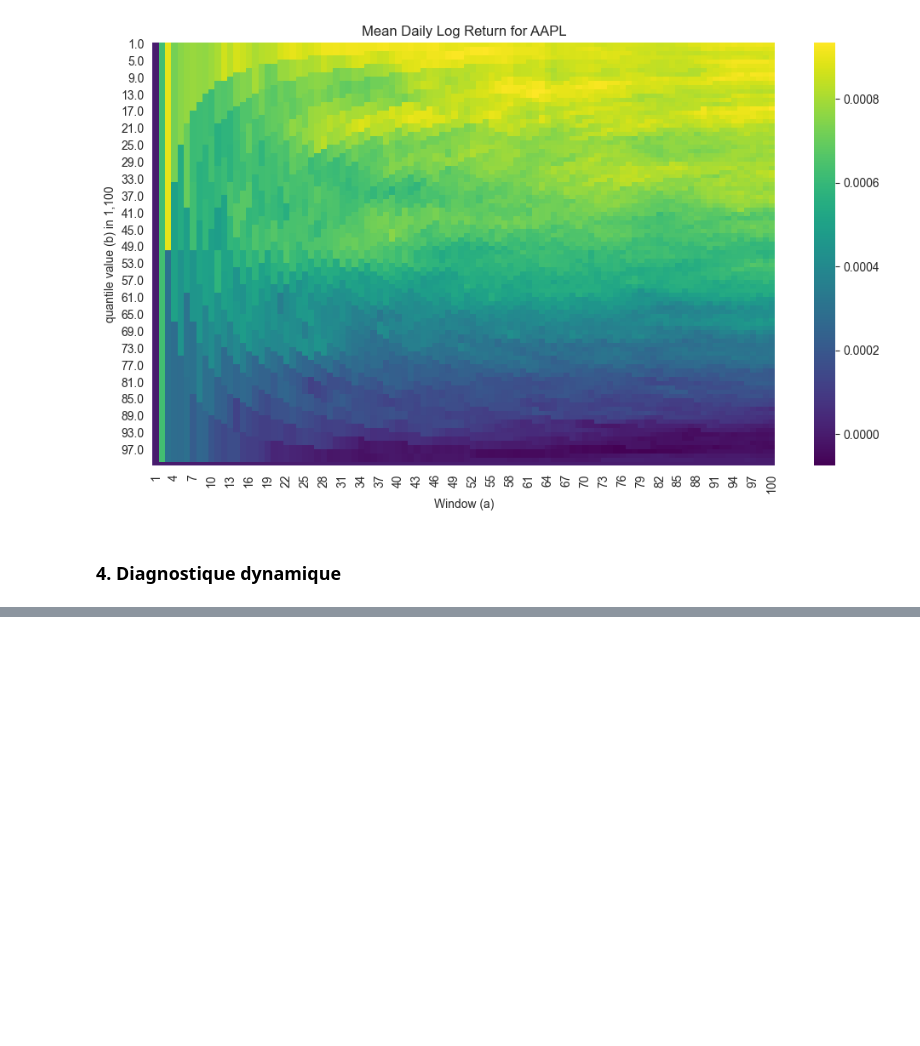
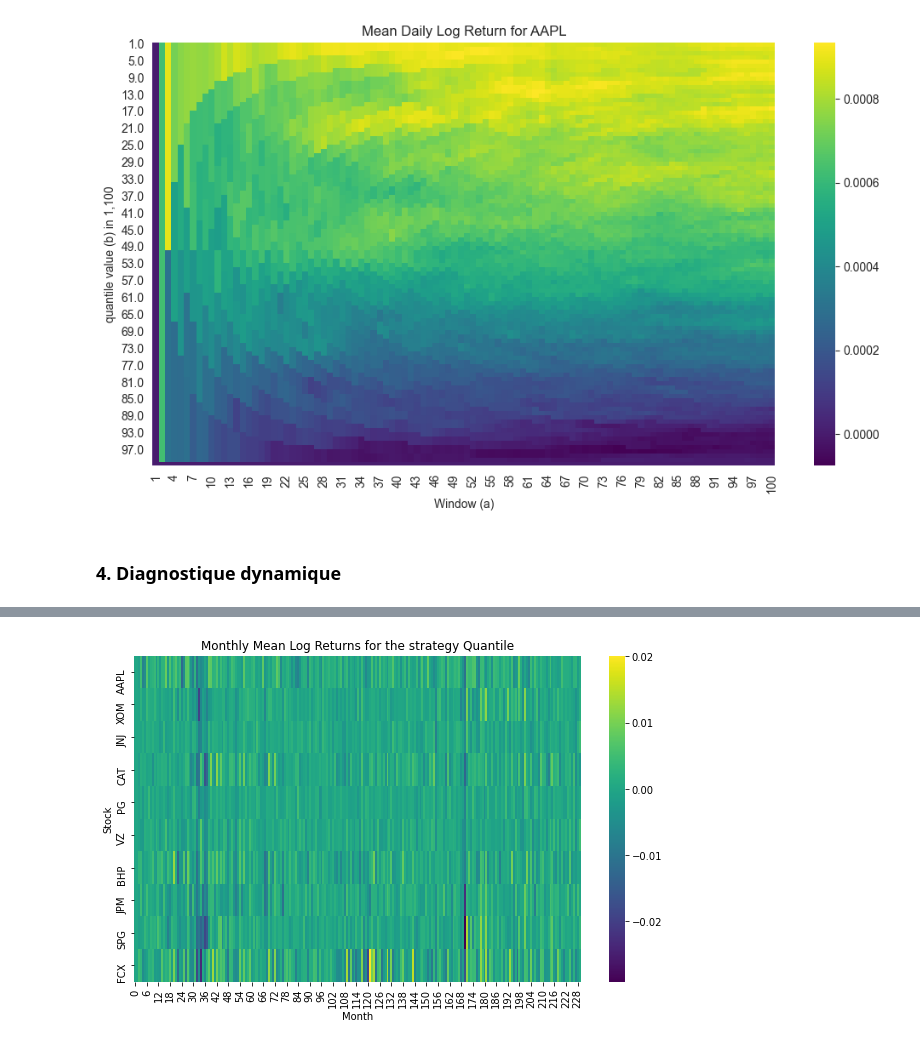
Before and after one commit to ethantrentin/Markets-Physic, a Jupyter notebook: TP2.ipynb, the cells around one changed output, grey strips where cells are left out. Saved outputs shown, nothing was run; the diff lists cells and outputs as text; code cells hidden in the pictures; blank space fills up the shorter version.

```diff
--- a/TP2.ipynb
+++ b/TP2.ipynb
@@ -680,0 +666,5 @@ def plot_monthly_heatmap(heatmap_data):
+# %%
+signals_3 = quantile_strategy(df, tickers, 50, 20)
+plot_heatmap_strategy(tickers, df, signals_3, "Quantile")
+# %% [output]
+[figure, added]
```
Also changed, not shown: parts of 6 cells of this notebook.
